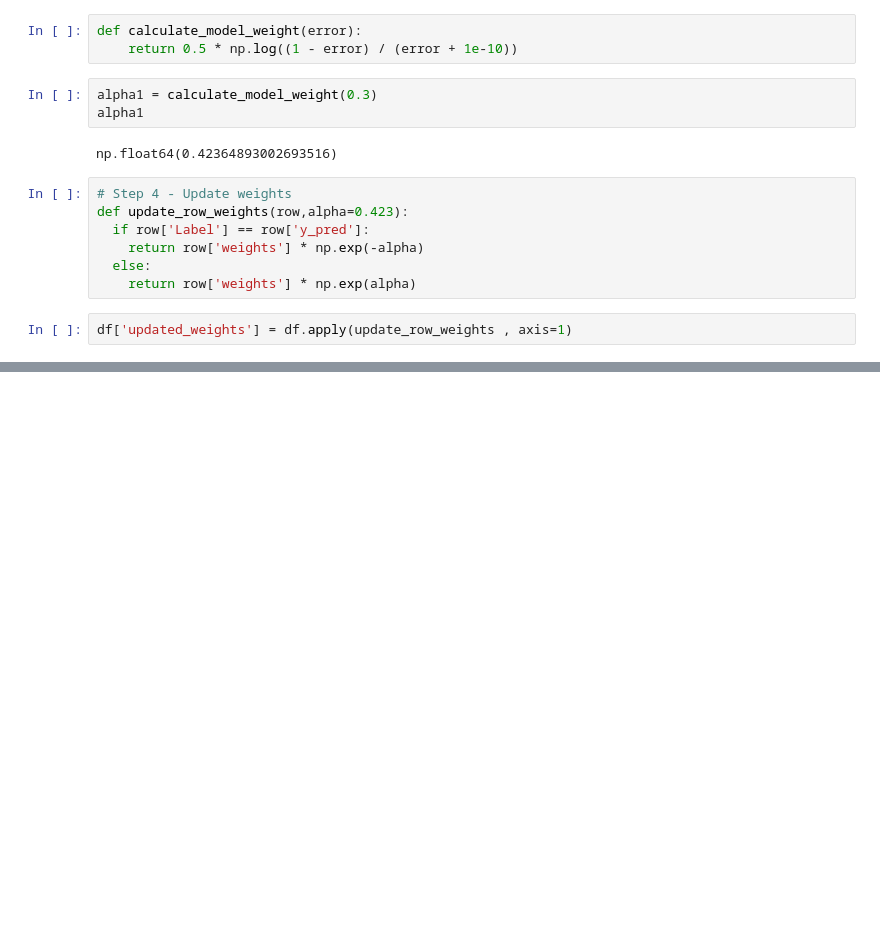
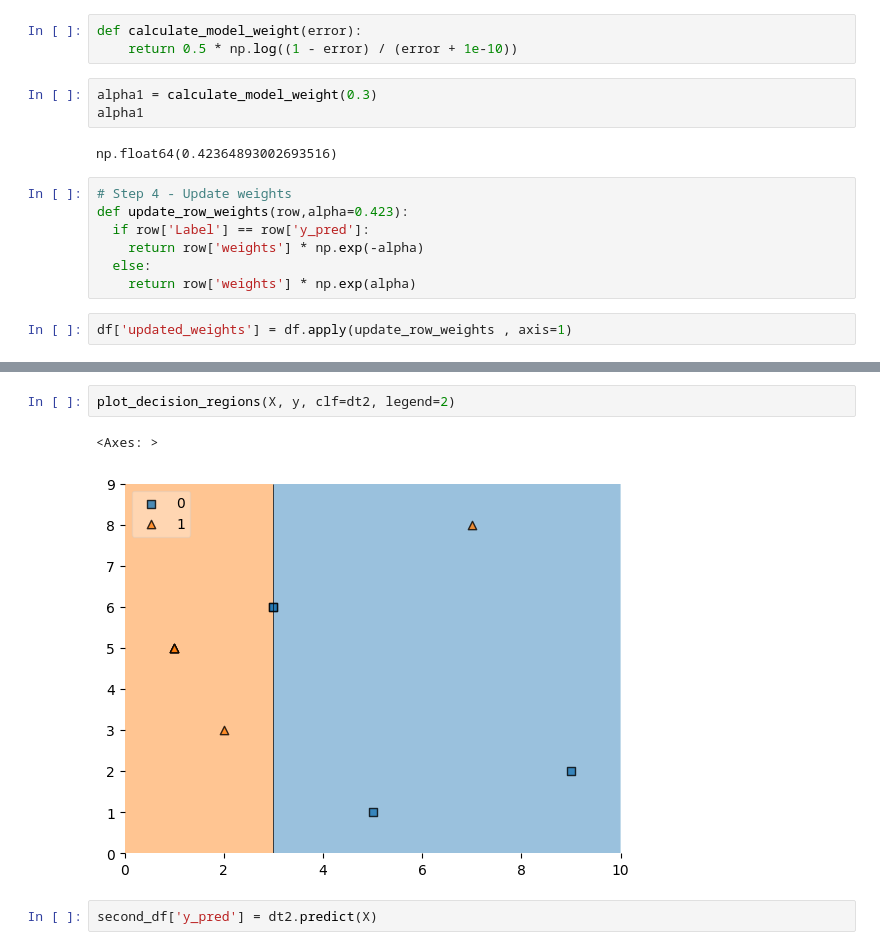
Before and after one commit to harshbhatt15/Demo_Codes, a Jupyter notebook: Code_From_Scratch/Adaboost-algorithm/synthetic_data.ipynb, the cells around one changed output, grey strips where cells are left out. Cells and saved outputs as stored; diff of their text form; blank space fills up the shorter version.

```diff
--- a/Code_From_Scratch/Adaboost-algorithm/synthetic_data.ipynb
+++ b/Code_From_Scratch/Adaboost-algorithm/synthetic_data.ipynb
@@ -120,0 +216,7 @@ df
+# %%
+plot_decision_regions(X, y, clf=dt2, legend=2)
+# %% [output]
+<Axes: >
+[figure, added]
+# %%
+second_df['y_pred'] = dt2.predict(X)
```
Also changed, not shown: parts of 53 cells of this notebook.
